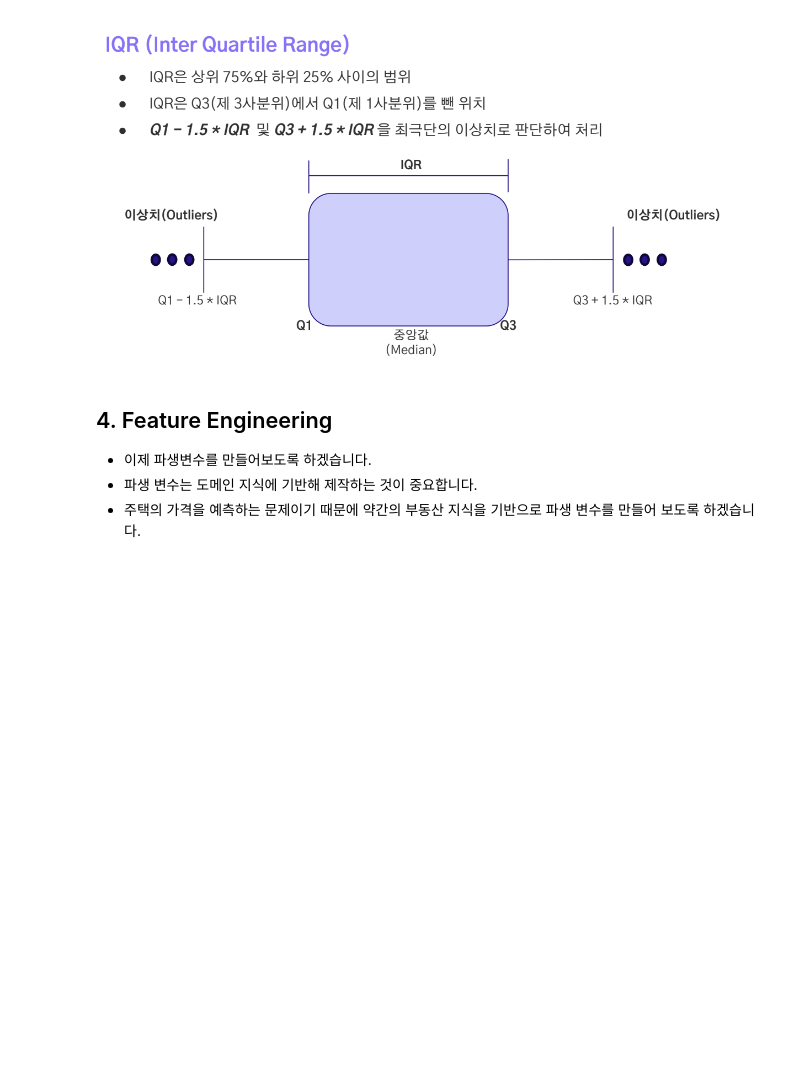
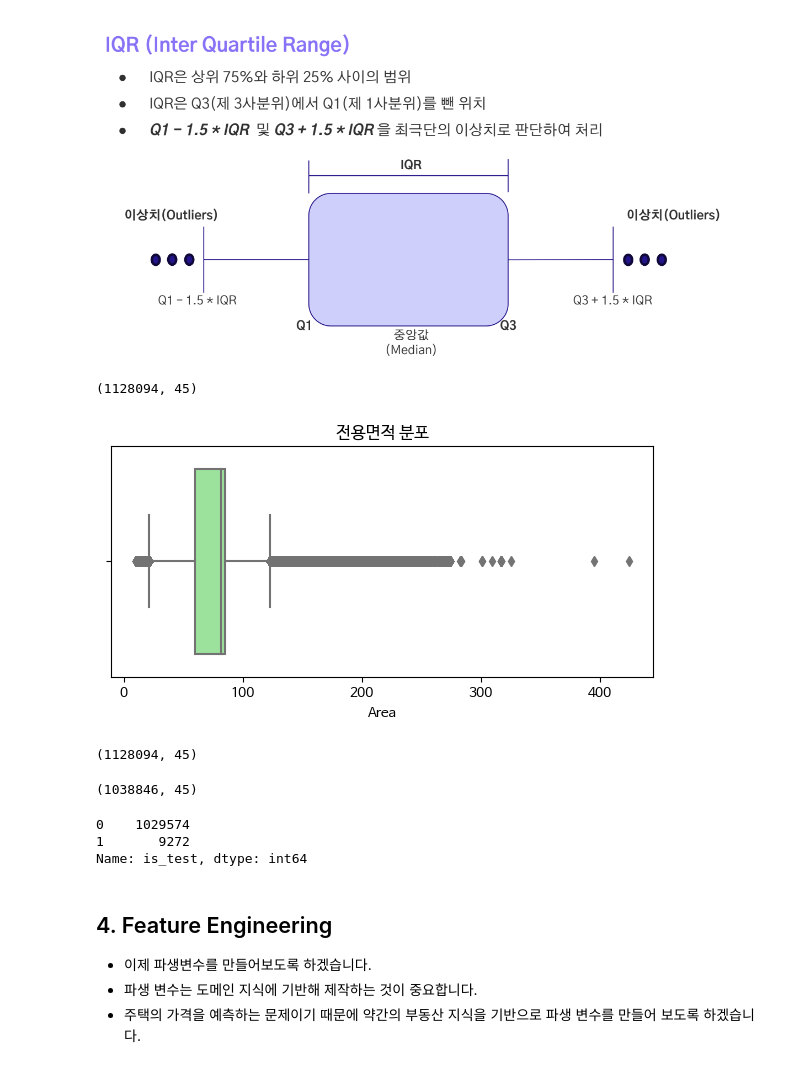
Before and after one commit to riicoseo/upstageailab-ml-competition-ml-2, a Jupyter notebook: 2.Notebook/baseline_code.ipynb, the cells around one changed output. Saved outputs shown, nothing was run; the diff lists cells and outputs as text; code cells hidden in the pictures; blank space fills up the shorter version.

```diff
--- a/2.Notebook/baseline_code.ipynb
+++ b/2.Notebook/baseline_code.ipynb
@@ -54,8 +77,8 @@ from eli5.sklearn import PermutationImportance
 #### 2.1. 데이터 로드
 # %%
 # 필요한 데이터를 load 하겠습니다. 경로는 환경에 맞게 지정해주면 됩니다.
-train_path = ''
-test_path  = ''
+train_path = '/root/AI_STAGE/upstageailab-ml-competition-ml-2/1.Data/train.csv'
+test_path  = '/root/AI_STAGE/upstageailab-ml-competition-ml-2/1.Data/test.csv'
 dt = pd.read_csv(train_path)
 dt_test = pd.read_csv(test_path)
 # %%
@@ -175,13 +347,17 @@ EDA를 통해 변수들의 흐름을 조금 더 파악하고 더 나은 interpol
 # %%
 # 이상치 제거 이전의 shape은 아래와 같습니다.
 print(concat_select.shape)
+# %% [output]
+(1128094, 45)
 # %%
 # 대표적인 연속형 변수인 “전용 면적” 변수 관련한 분포를 먼저 살펴보도록 하겠습니다.
 fig = plt.figure(figsize=(7, 3))
-sns.boxplot(data = concat_select, x = ‘전용면적’, color=‘lightgreen’)
-plt.title(‘전용면적 분포’)
-plt.xlabel(‘Area’)
+sns.boxplot(data = concat_select, x = '전용면적', color='lightgreen')
+plt.title('전용면적 분포')
+plt.xlabel('Area')
 plt.show()
+# %% [output]
+[figure, added]
 # %%
 # 이상치 제거 방법에는 IQR을 이용하겠습니다.
 def remove_outliers_iqr(dt, column_name):
@@ -199,14 +375,24 @@ def remove_outliers_iqr(dt, column_name):
 
     result = pd.concat([df, df_test])   # test data와 다시 합쳐주겠습니다.
     return result
+# %%
+concat_select.shape
+# %% [output]
+(1128094, 45)
 # %%
 # 위 방법으로 전용 면적에 대한 이상치를 제거해보겠습니다.
 concat_select = remove_outliers_iqr(concat_select, '전용면적')
 # %%
 # 이상치 제거 후의 shape은 아래와 같습니다. 약 10만개의 데이터가 제거된 모습을 확인할 수 있습니다.
 print(concat_select.shape)
+# %% [output]
+(1038846, 45)
 # %%
 concat_select['is_test'].value_counts()     # 또한, train data만 제거되었습니다.
+# %% [output]
+0    1029574
+1       9272
+Name: is_test, dtype: int64
 # %% [markdown]
 ## 4. Feature Engineering
 - 이제 파생변수를 만들어보도록 하겠습니다.
```
Also changed, not shown: parts of 41 cells of this notebook.
